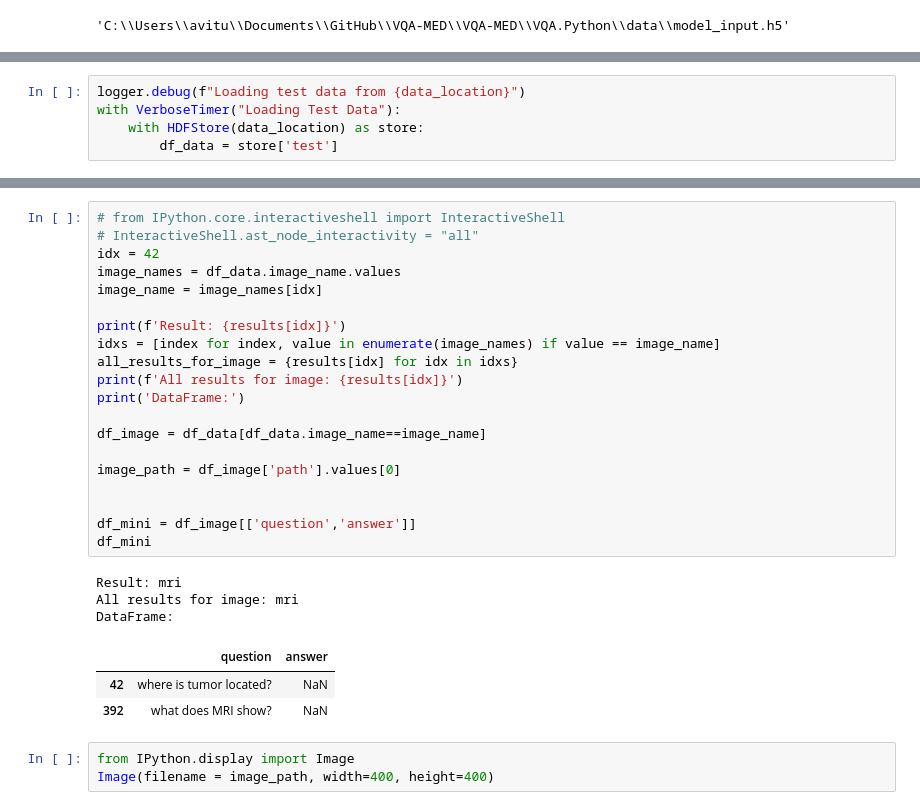
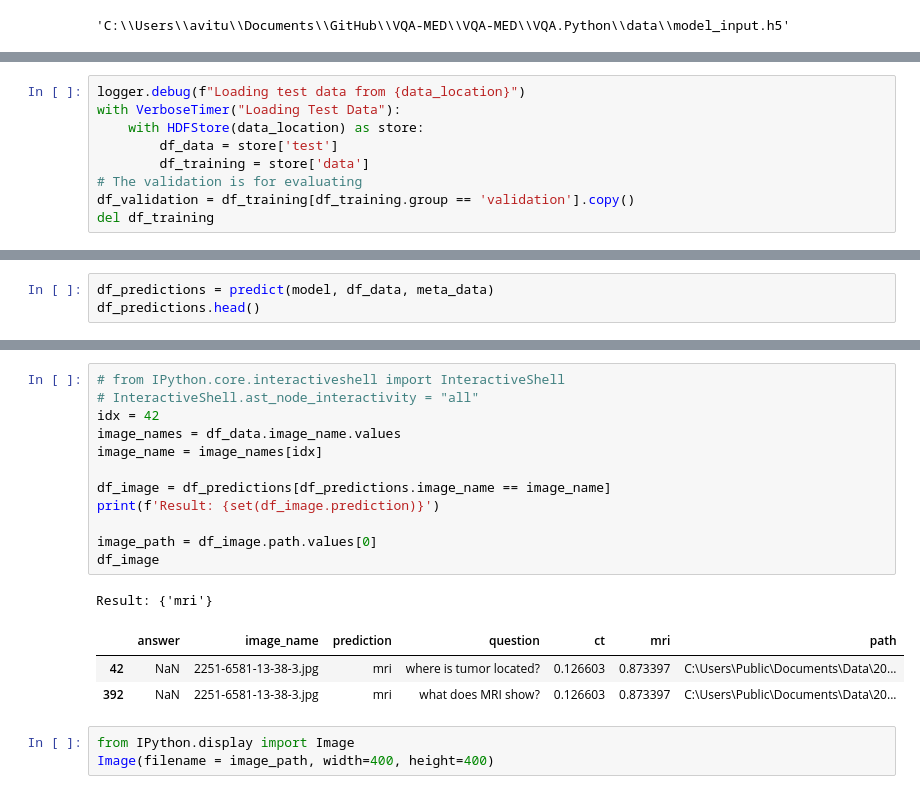
Before and after one commit to turner11/VQA-MED, a Jupyter notebook: VQA-MED/VQA.Python/5_predicting.ipynb, the cells around one changed output, grey strips where cells are left out. Saved outputs shown, nothing was run; the diff lists cells and outputs as text.

```diff
--- a/VQA-MED/VQA.Python/5_predicting.ipynb
+++ b/VQA-MED/VQA.Python/5_predicting.ipynb
@@ -75,4 +77,8 @@ logger.debug(f"Loading test data from {data_location}")
 with VerboseTimer("Loading Test Data"):
     with HDFStore(data_location) as store:
         df_data = store['test']
+        df_training = store['data']
+# The validation is for evaluating
+df_validation = df_training[df_training.group == 'validation'].copy()
+del df_training
 # %% [output]
@@ -119,0 +103,3 @@ print(list(zip(df_data.image_name.values, results))[:10])
+# %%
+df_predictions = predict(model, df_data, meta_data)
+df_predictions.head()
@@ -120,30 +125,20 @@ print(list(zip(df_data.image_name.values, results))[:10])
 # %%
 # from IPython.core.interactiveshell import InteractiveShell
 # InteractiveShell.ast_node_interactivity = "all"
 idx = 42
 image_names = df_data.image_name.values
 image_name = image_names[idx]
 
-print(f'Result: {results[idx]}')
-idxs = [index for index, value in enumerate(image_names) if value == image_name]
-all_results_for_image = {results[idx] for idx in idxs}
-print(f'All results for image: {results[idx]}')
-print('DataFrame:')
+df_image = df_predictions[df_predictions.image_name == image_name]
+print(f'Result: {set(df_image.prediction)}')
 
-df_image = df_data[df_data.image_name==image_name]
-
-image_path = df_image['path'].values[0]
-
-
-df_mini = df_image[['question','answer']]
-df_mini
+image_path = df_image.path.values[0]
+df_image
 # %% [output]
-Result: mri
-All results for image: mri
-DataFrame:
+Result: {'mri'}
-|  | question | answer |
-| 42 | where is tumor located? | NaN |
-| 392 | what does MRI show? | NaN |
+|  | answer | image_name | prediction | question | ct | mri | path |
+| 42 | NaN | 2251-6581-13-38-3.jpg | mri | where is tumor located? | 0.126603 | 0.873397 | C:\Users\Public\Documents\Data\20... |
+| 392 | NaN | 2251-6581-13-38-3.jpg | mri | what does MRI show? | 0.126603 | 0.873397 | C:\Users\Public\Documents\Data\20... |
 # %%
 from IPython.display import Image
 Image(filename = image_path, width=400, height=400)
```
Also changed, not shown: parts of 16 cells of this notebook, 7 other files.
